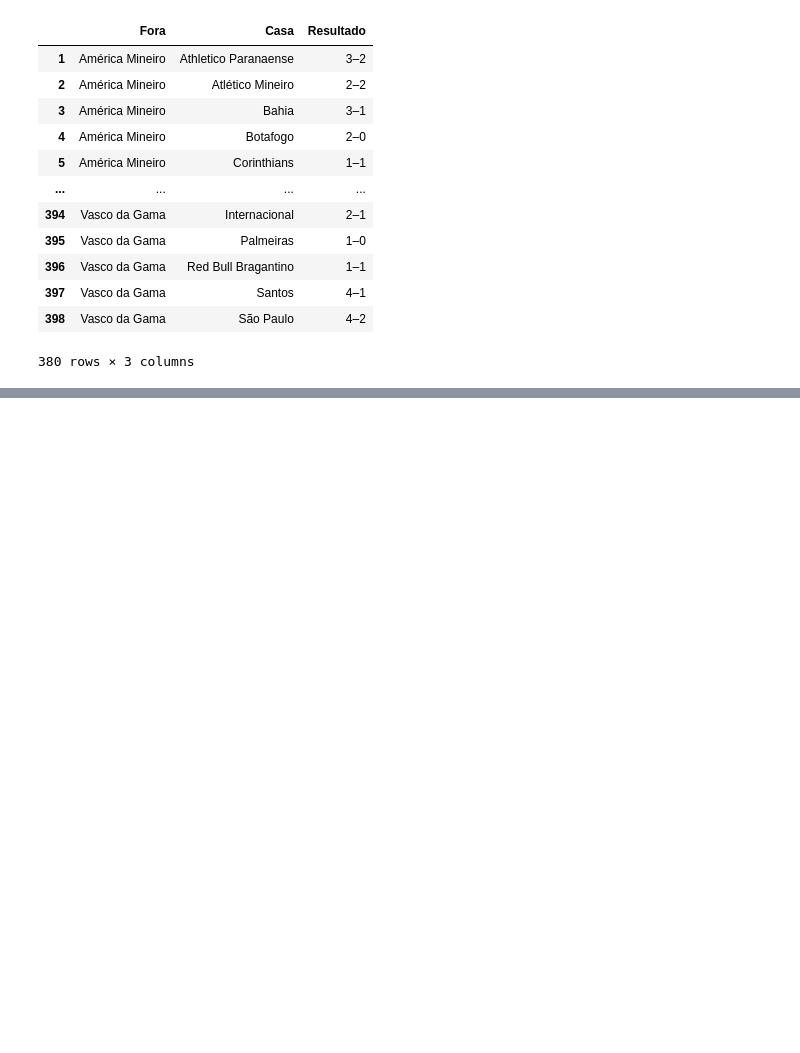
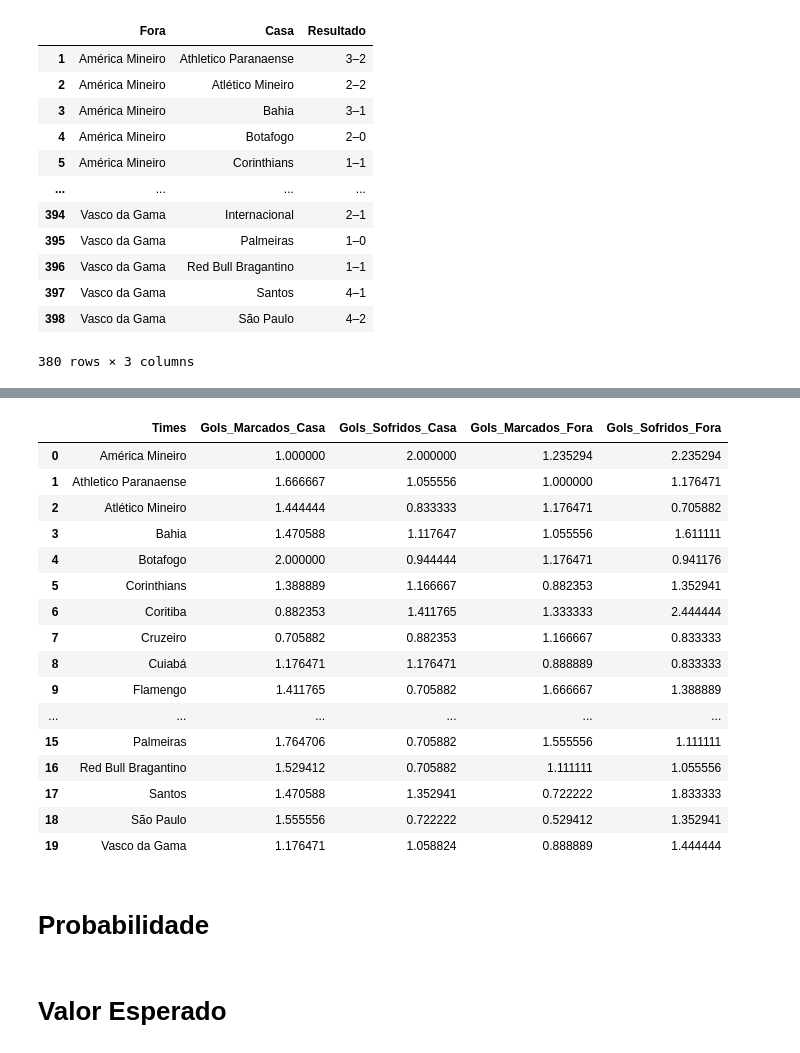
Before and after one commit to GChandrone/ProjetoBrasileirao2023, a Jupyter notebook: PrevisãoBrasileirão2023.ipynb, the cells around one changed output, grey strips where cells are left out. Drawn from its saved outputs; the diff is of its cells as text; code cells hidden in the pictures; blank space fills up the shorter version.

Commit message:
-> Finalizacão tratamento das tabelas de jogos -> Iniciando calculo das probabilidades

```diff
--- a/PrevisãoBrasileirão2023.ipynb
+++ b/PrevisãoBrasileirão2023.ipynb
@@ -333,2 +333,10 @@ display(media_gols_fora)
 | São Paulo | 1.352941 | 0.529412 |
 | Vasco da Gama | 1.444444 | 0.888889 |
+# %%
+# Juntando as tabelas [media_gols_casa] e [media_gols_fora], passando como paramêtro que o indice das tabelas são iguais
+tabela_estatisticas = media_gols_casa.merge(media_gols_fora, left_index=True, right_index=True)
+
+# Mudando ordem das colunas
+tabela_estatisticas = tabela_estatisticas[["Gols_Marcados_Casa", "Gols_Sofridos_Casa", "Gols_Marcados_Fora", "Gols_Sofridos_Fora"]]
+
+display(tabela_estatisticas)
@@ -334,0 +362,28 @@ display(media_gols_fora)
+# %%
+# Transformando o indice (Casa) em uma coluna da tabela
+tabela_estatisticas = tabela_estatisticas.reset_index()
+
+# Renomeando a coluna Casa para Times
+tabela_estatisticas = tabela_estatisticas.rename(columns={"Casa":"Times"})
+
+display(tabela_estatisticas)
+# %% [output]
+|  | Times | Gols_Marcados_Casa | Gols_Sofridos_Casa | Gols_Marcados_Fora | Gols_Sofridos_Fora |
+| 0 | América Mineiro | 1.000000 | 2.000000 | 1.235294 | 2.235294 |
+| 1 | Athletico Paranaense | 1.666667 | 1.055556 | 1.000000 | 1.176471 |
+| 2 | Atlético Mineiro | 1.444444 | 0.833333 | 1.176471 | 0.705882 |
+| 3 | Bahia | 1.470588 | 1.117647 | 1.055556 | 1.611111 |
+| 4 | Botafogo | 2.000000 | 0.944444 | 1.176471 | 0.941176 |
+| 5 | Corinthians | 1.388889 | 1.166667 | 0.882353 | 1.352941 |
+| 6 | Coritiba | 0.882353 | 1.411765 | 1.333333 | 2.444444 |
+| 7 | Cruzeiro | 0.705882 | 0.882353 | 1.166667 | 0.833333 |
+| 8 | Cuiabá | 1.176471 | 1.176471 | 0.888889 | 0.833333 |
+| 9 | Flamengo | 1.411765 | 0.705882 | 1.666667 | 1.388889 |
+| ... | ... | ... | ... | ... | ... |
+| 15 | Palmeiras | 1.764706 | 0.705882 | 1.555556 | 1.111111 |
+| 16 | Red Bull Bragantino | 1.529412 | 0.705882 | 1.111111 | 1.055556 |
+| 17 | Santos | 1.470588 | 1.352941 | 0.722222 | 1.833333 |
+| 18 | São Paulo | 1.555556 | 0.722222 | 0.529412 | 1.352941 |
+| 19 | Vasco da Gama | 1.176471 | 1.058824 | 0.888889 | 1.444444 |
+# %% [markdown]
+# Probabilidade
@@ -336,0 +409,2 @@ display(media_gols_fora)
+# %% [markdown]
+# Valor Esperado
```
Also changed, not shown: parts of 9 cells of this notebook.
